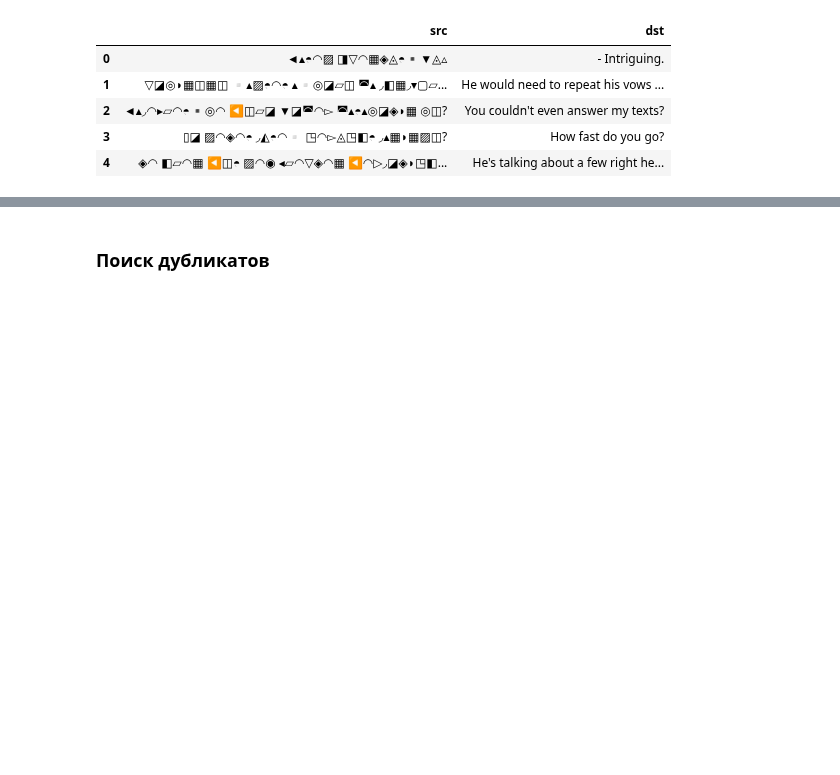
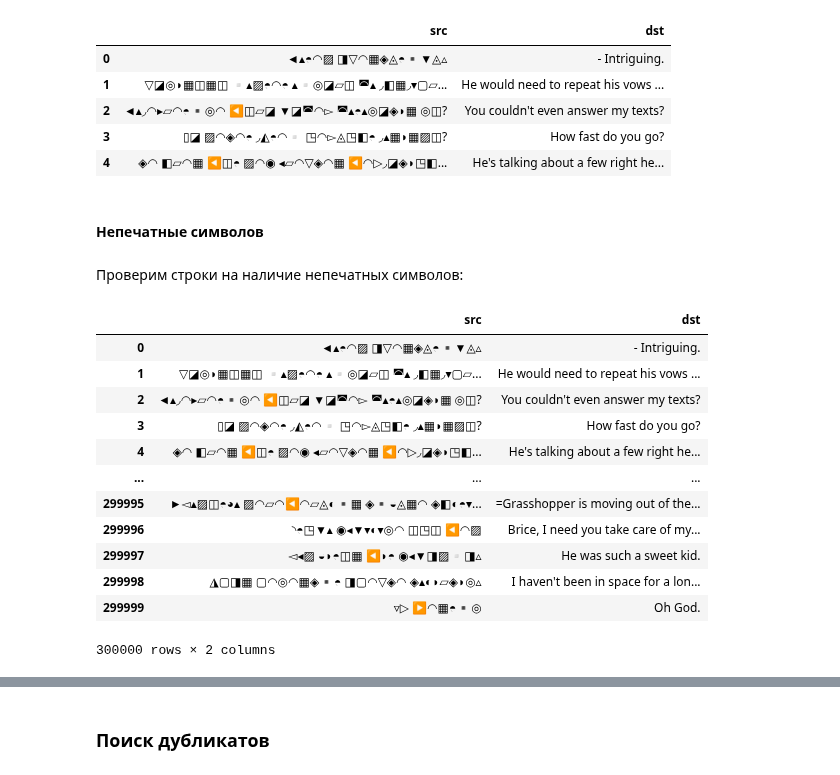
Before and after one commit to artyomboyko/Yandex-ML_2.0-Training, a Jupyter notebook: Practice/Homework_3/Homework_3.ipynb, the cells around one changed output, grey strips where cells are left out. Drawn from its saved outputs; the diff is of its cells as text; code cells hidden in the pictures; blank space fills up the shorter version.

```diff
--- a/Practice/Homework_3/Homework_3.ipynb
+++ b/Practice/Homework_3/Homework_3.ipynb
@@ -183,3 +184,31 @@ train_df.head()
 | 2 | ◄▴◞◠▸▱◠◓▪◎◠ ◀◫▱◪ ▼◪◚◠▻ ◚▴◓▴◎◪◈◗▦ ◎◫? | You couldn't even answer my texts? |
 | 3 | ▯◪ ▨◠◈◠◓ ◞◭◓◠▫ ◳◠▻◬◳◧◓ ◞▴▦◗▦▨◫? | How fast do you go? |
 | 4 | ◈◠ ◧▱◠▦ ◀◫◓ ▨◠◉ ◂▱◠▽◈◠▦ ◀◠▷◞◪◈◗◳◧... | He's talking about a few right he... |
+# %% [markdown]
+#### Непечатные символов
+# %% [markdown]
+Проверим строки на наличие непечатных символов:
+# %%
+# Функция для поиска непечатных символов в строке
+def find_non_printable(text):
+    return re.search(r'[^\x20-\x7E]', text) is not None
+
+# Найти все строки в признаках `src` и `dst`, которые содержат непечатные символы
+non_printable_rows = train_df[train_df['src'].apply(find_non_printable) | train_df['dst'].apply(find_non_printable)]
+
+# Вывести найденные строки
+non_printable_rows
+# %% [output]
+|  | src | dst |
+| 0 | ◄▴◓◠▨ ◨▽◠▦◈◬◓▪▼◬▵ | - Intriguing. |
+| 1 | ▽◪◎◗▦◫▦◫ ▫▴▨◓◠◓ ▴▫◎◪▱◫ ◚▴ ◞◧▦◞▾▢▱... | He would need to repeat his vows ... |
+| 2 | ◄▴◞◠▸▱◠◓▪◎◠ ◀◫▱◪ ▼◪◚◠▻ ◚▴◓▴◎◪◈◗▦ ◎◫? | You couldn't even answer my texts? |
+| 3 | ▯◪ ▨◠◈◠◓ ◞◭◓◠▫ ◳◠▻◬◳◧◓ ◞▴▦◗▦▨◫? | How fast do you go? |
+| 4 | ◈◠ ◧▱◠▦ ◀◫◓ ▨◠◉ ◂▱◠▽◈◠▦ ◀◠▷◞◪◈◗◳◧... | He's talking about a few right he... |
+| ... | ... | ... |
+| 299995 | ►◅▴▨◫◓◕▴ ▨◠▱◠◀◠▱◬◐▪▦ ◈▪◒◬▦◠ ◈◧◐◓▾... | =Grasshopper is moving out of the... |
+| 299996 | ◝◓◳▼▴ ◉◂▼▾◐▾◎◠ ◫◳◫ ◀◠▨ | Brice, I need you take care of my... |
+| 299997 | ◅◂▨ ◒◗◓◫▦ ◀◗◓ ◉◂▼◨▨▫◨▵ | He was such a sweet kid. |
+| 299998 | ◮▢◨▦ ▢◠◎◠▦◈▪◓ ◨▢◠▽◈◠ ◈▴◐◗▱◈◗◎▵ | I haven't been in space for a lon... |
+| 299999 | ▿▷ ▶◠▦◓▪◎ | Oh God. |
+300000 rows × 2 columns
```
Also changed, not shown: parts of 25 cells of this notebook, 6 other files.
